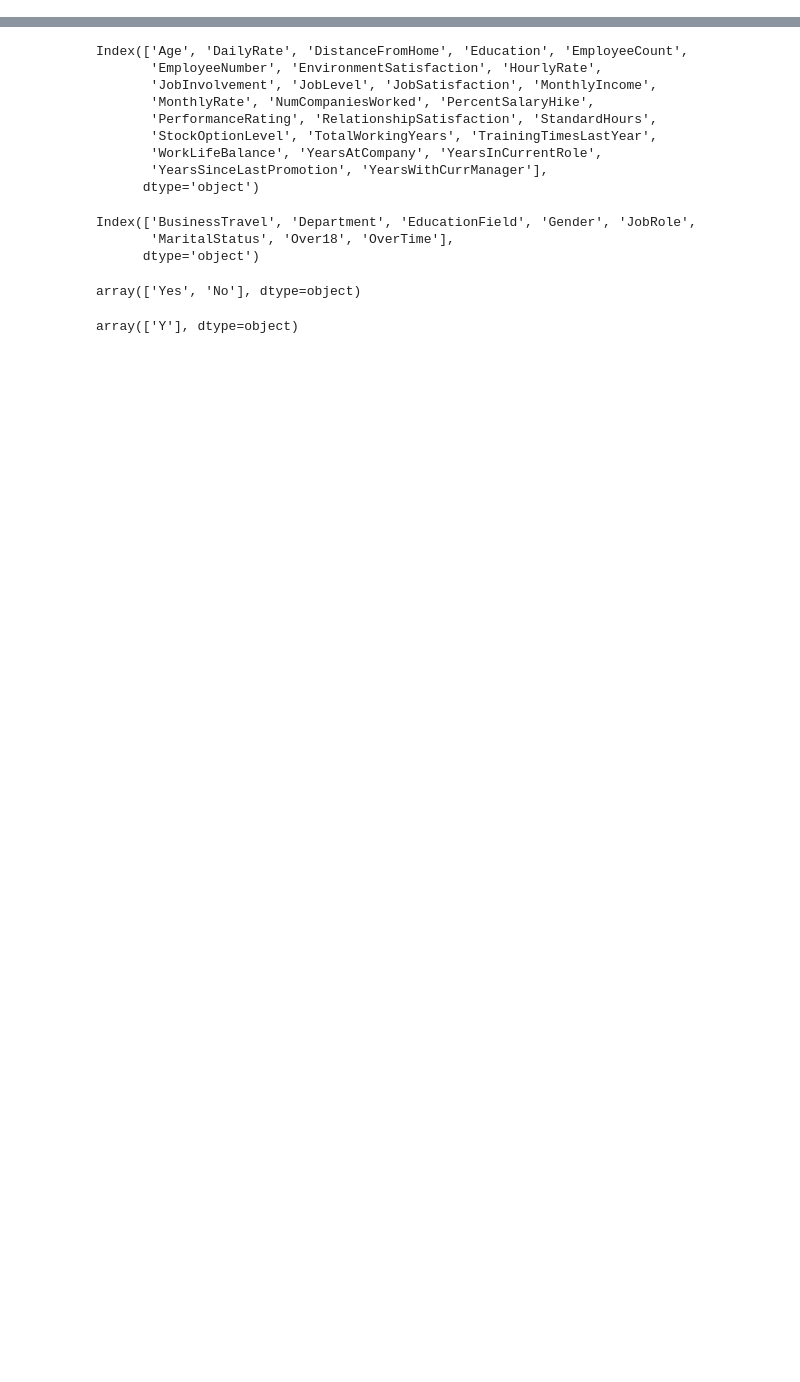
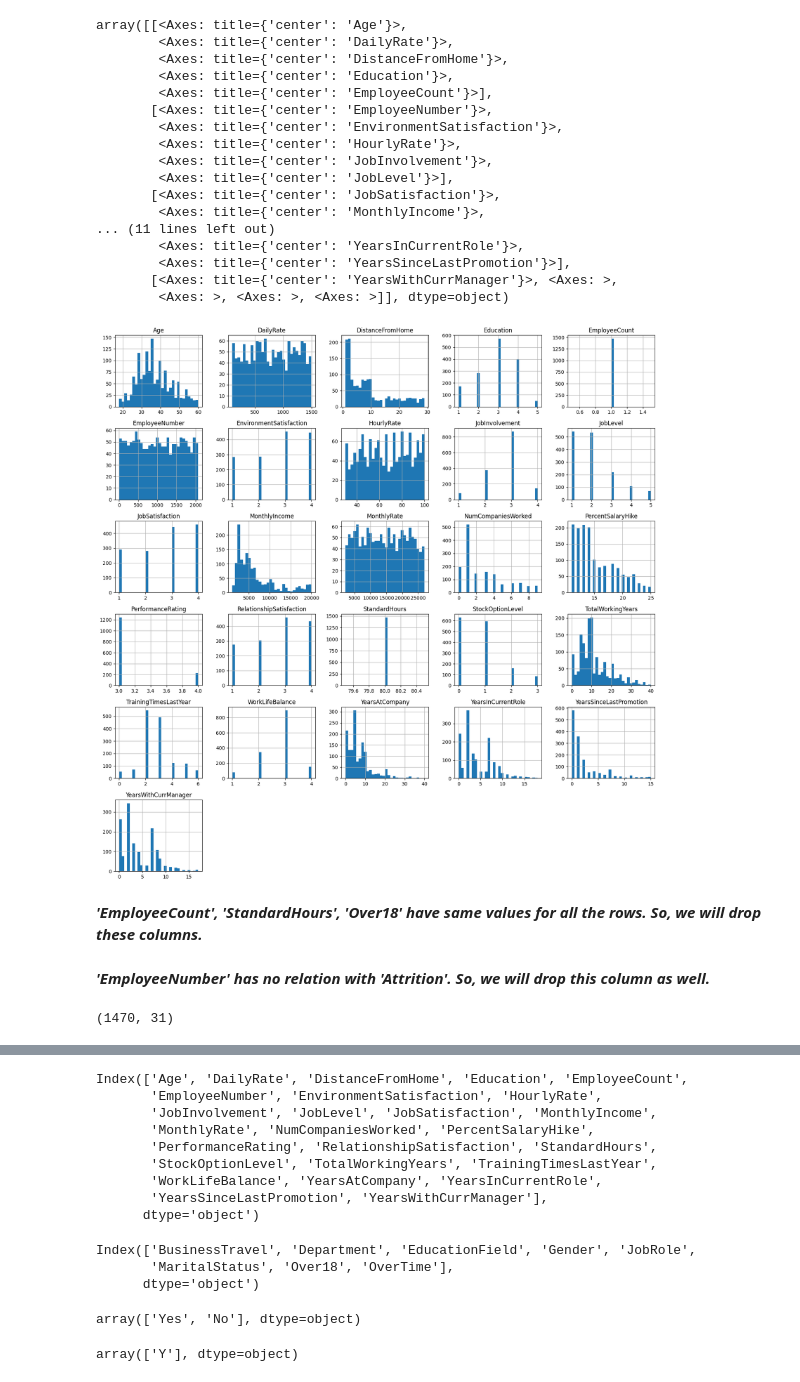
Before and after one commit to shahinmahmud53/employee-churn-prediction-flask-app, a Jupyter notebook: notebooks/model.ipynb, the cells around one changed output, grey strips where cells are left out. Saved outputs shown, nothing was run; the diff lists cells and outputs as text; code cells hidden in the pictures; blank space fills up the shorter version.

Commit message:
dataset-2_model.ipynb_update

```diff
--- a/notebooks/model.ipynb
+++ b/notebooks/model.ipynb
@@ -254,0 +31,4 @@ X = df_work.drop(columns=['Attrition'])
+# %%
+# Reading the CSV file 'Human_Resources.csv' and storing it in the variable 'employee_df'
+
+df_original = pd.read_csv('../data/dataset-2.csv')
@@ -254,0 +58,4 @@ X = df_work.drop(columns=['Attrition'])
+# %%
+# Make a copy of the original dataframe to work on the copy without affecting the original dataframe.
+
+df_copy = df_original.copy()
@@ -254,0 +159,23 @@ X = df_work.drop(columns=['Attrition'])
+# %%
+df_copy.hist(bins = 30, figsize = (20,20))
+# %% [output]
+array([[<Axes: title={'center': 'Age'}>,
+        <Axes: title={'center': 'DailyRate'}>,
+        <Axes: title={'center': 'DistanceFromHome'}>,
+        <Axes: title={'center': 'Education'}>,
+        <Axes: title={'center': 'EmployeeCount'}>],
+       [<Axes: title={'center': 'EmployeeNumber'}>,
+        <Axes: title={'center': 'EnvironmentSatisfaction'}>,
+        <Axes: title={'center': 'HourlyRate'}>,
+        <Axes: title={'center': 'JobInvolvement'}>,
+        <Axes: title={'center': 'JobLevel'}>],
+       [<Axes: title={'center': 'JobSatisfaction'}>,
+        <Axes: title={'center': 'MonthlyIncome'}>,
+... (11 lines left out)
+        <Axes: title={'center': 'YearsInCurrentRole'}>,
+        <Axes: title={'center': 'YearsSinceLastPromotion'}>],
+       [<Axes: title={'center': 'YearsWithCurrManager'}>, <Axes: >,
+        <Axes: >, <Axes: >, <Axes: >]], dtype=object)
+[figure, added]
+# %% [markdown]
+***'EmployeeCount', 'StandardHours', 'Over18' have same values for all the rows. So, we will drop these columns.***
@@ -254,0 +184,2 @@ X = df_work.drop(columns=['Attrition'])
+# %% [markdown]
+***'EmployeeNumber' has no relation with 'Attrition'. So, we will drop this column as well.***
@@ -254,0 +188,4 @@ X = df_work.drop(columns=['Attrition'])
+# %%
+df_copy.shape
+# %% [output]
+(1470, 31)
```
Also changed, not shown: parts of 131 cells of this notebook.
